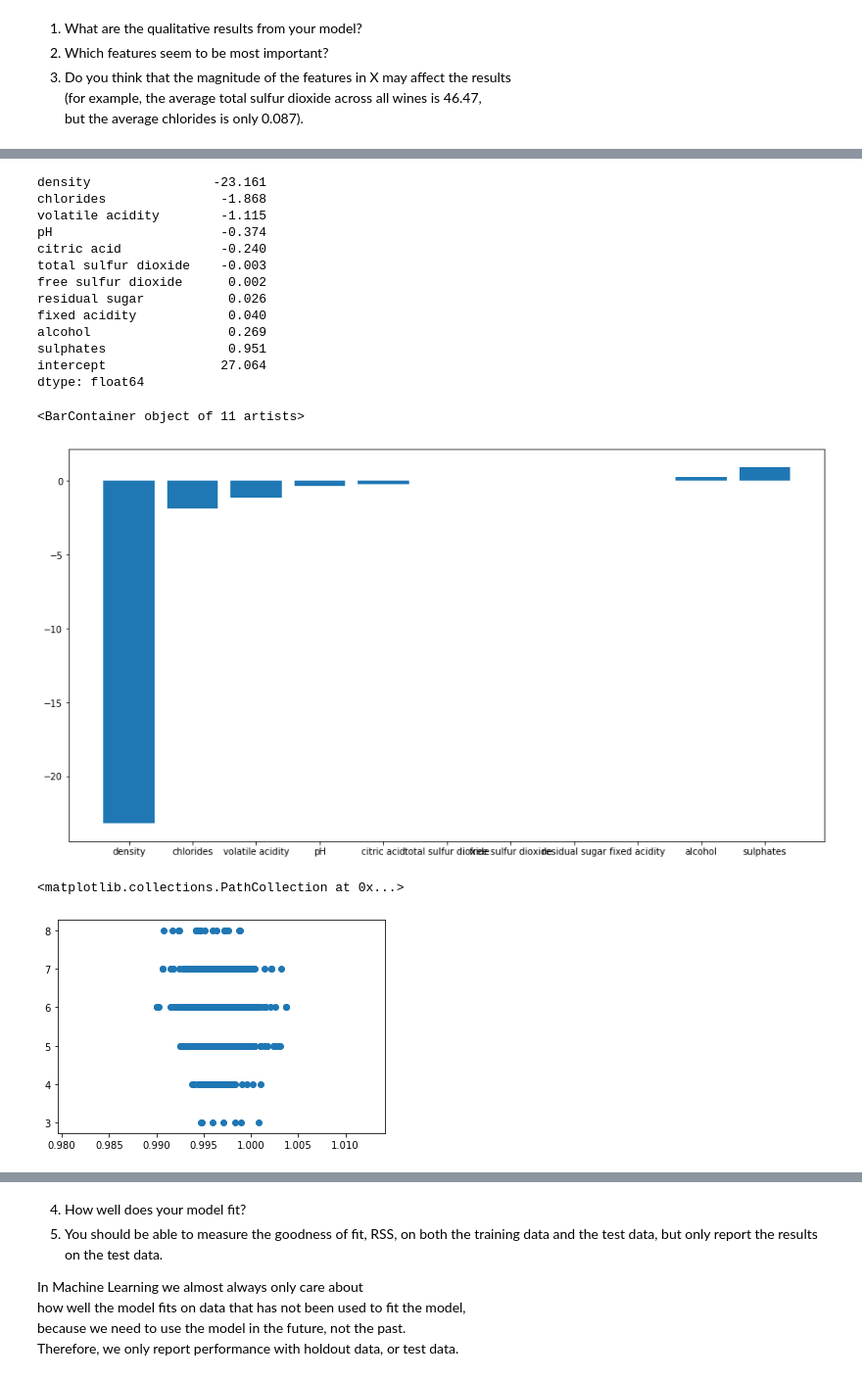
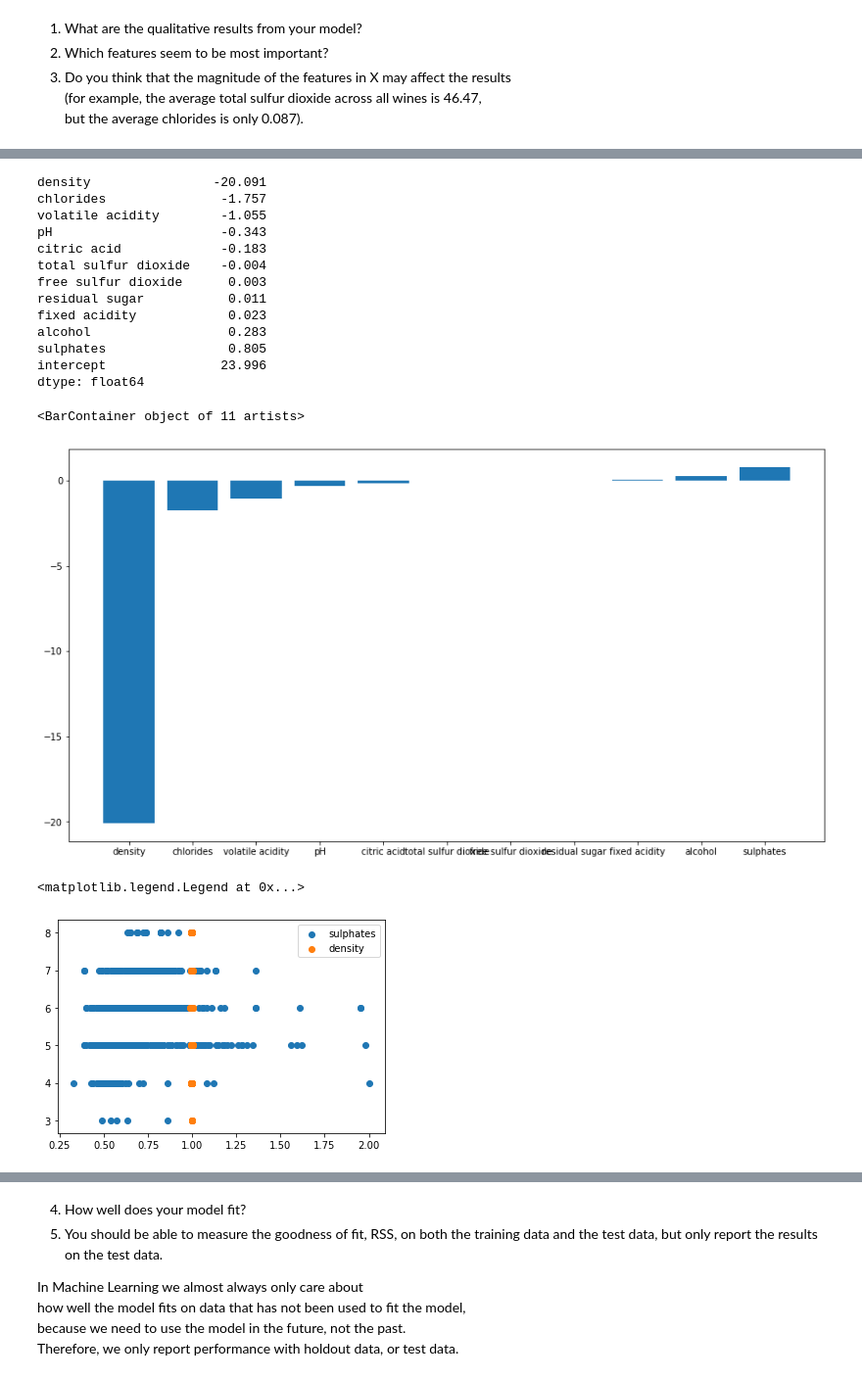
Before and after one commit to r50206v/E4571-Personalization-and-Recommendation-System, a Jupyter notebook: hw1/hw1.ipynb, the cells around one changed output, grey strips where cells are left out. Shown at 98% size. Cells and saved outputs as stored; diff of their text form; code cells hidden in the pictures.

```diff
--- a/hw1/hw1.ipynb
+++ b/hw1/hw1.ipynb
@@ -35,7 +34,8 @@ data shape:  (1599, 12)
 | 1 | 7.8 | 0.88 | 0.00 | 2.6 | 0.098 | 25.0 | ... |
 | 2 | 7.8 | 0.76 | 0.04 | 2.3 | 0.092 | 15.0 | ... |
 # %%
-kf = KFold(shuffle=True, n_splits=5)
+seed = 100
+kf = KFold(shuffle=False, n_splits=5, random_state=seed)
 for trainIdx, testIdx in kf.split(data):
     X_train, X_test = data[x].iloc[trainIdx], data[x].iloc[testIdx]
     y_train, y_test = data[y].iloc[trainIdx], data[y].iloc[testIdx]
@@ -134,27 +142,29 @@ pd.Series(beta_hat, index=["intercept"] + X_train.columns.values.tolist())\
     .round(3)\
     .sort_values()
 # %% [output]
-density                -23.161
-chlorides               -1.868
-volatile acidity        -1.115
-pH                      -0.374
-citric acid             -0.240
-total sulfur dioxide    -0.003
-free sulfur dioxide      0.002
-residual sugar           0.026
-fixed acidity            0.040
-alcohol                  0.269
-sulphates                0.951
-intercept               27.064
+density                -20.091
+chlorides               -1.757
+volatile acidity        -1.055
+pH                      -0.343
+citric acid             -0.183
+total sulfur dioxide    -0.004
+free sulfur dioxide      0.003
+residual sugar           0.011
+fixed acidity            0.023
+alcohol                  0.283
+sulphates                0.805
+intercept               23.996
 dtype: float64
 # %%
 plt.figure(figsize=(15, 8))
 plt.bar(X_train.columns[np.argsort(beta_hat[1:])], np.sort(beta_hat[1:]), align="center")
 # %% [output]
 <BarContainer object of 11 artists>
-[figure, old version]
+[figure, new version]
 # %%
-plt.scatter(X_train["density"], y_train)
+plt.scatter(X_train["sulphates"], y_train, label="sulphates")
+plt.scatter(X_train["density"], y_train, label="density")
+plt.legend()
 # %% [output]
-<matplotlib.collections.PathCollection at 0x...>
+<matplotlib.legend.Legend at 0x...>
-[figure, old version]
+[figure, new version]
```
Also changed, not shown: parts of 34 cells of this notebook, 1 other file.
